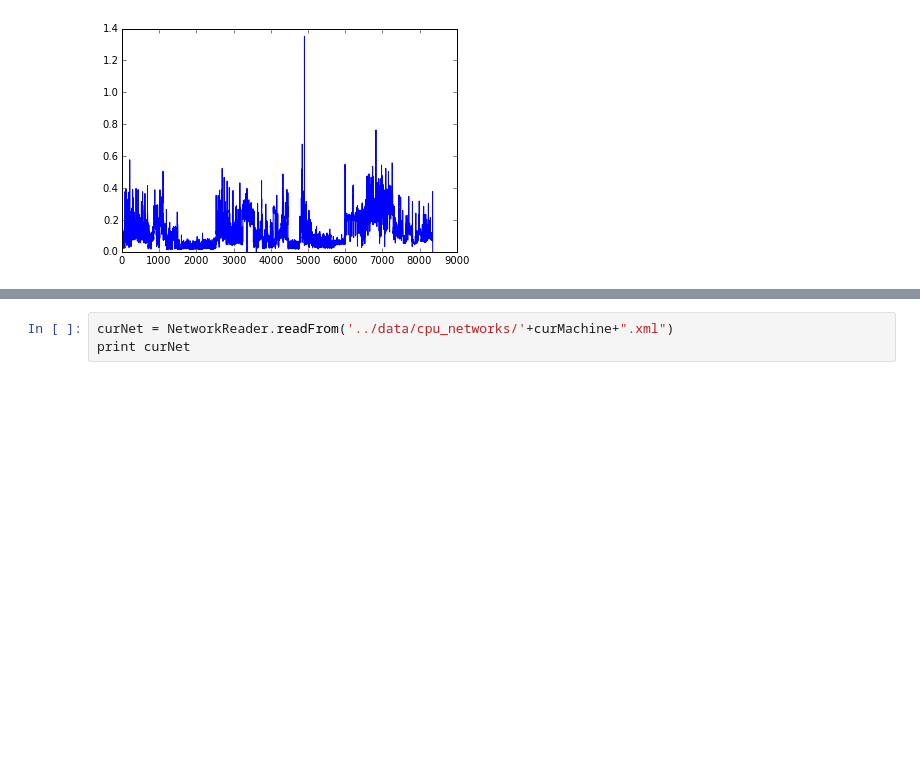
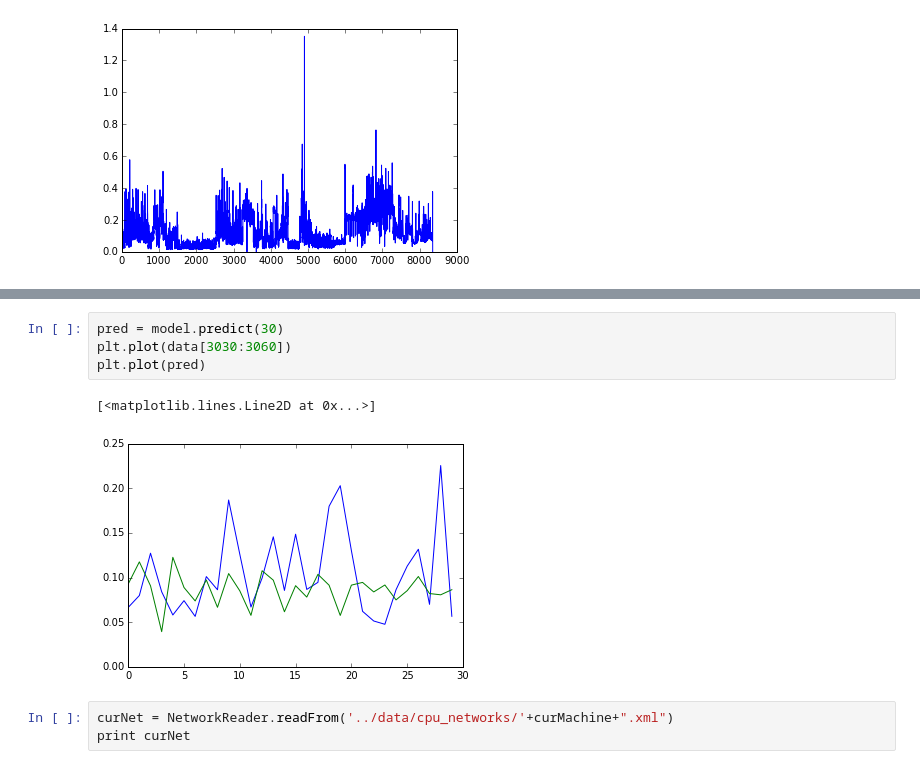
Before and after one commit to Manrich121/ForecastingCloud, a Jupyter notebook: DataPlot/src/fnn_forecast.ipynb, the cells around one changed output, grey strips where cells are left out. Saved outputs shown, nothing was run; the diff lists cells and outputs as text; blank space fills up the shorter version.

```diff
--- a/DataPlot/src/fnn_forecast.ipynb
+++ b/DataPlot/src/fnn_forecast.ipynb
@@ -32,3 +49,10 @@ plt.plot(data)
+# %%
+pred = model.predict(30)
+plt.plot(data[3030:3060])
+plt.plot(pred)
+# %% [output]
+[<matplotlib.lines.Line2D at 0x...>]
+[figure, added]
 # %%
 curNet = NetworkReader.readFrom('../data/cpu_networks/'+curMachine+".xml")
 print curNet
```
Also changed, not shown: parts of 4 cells of this notebook, 2 other files.
